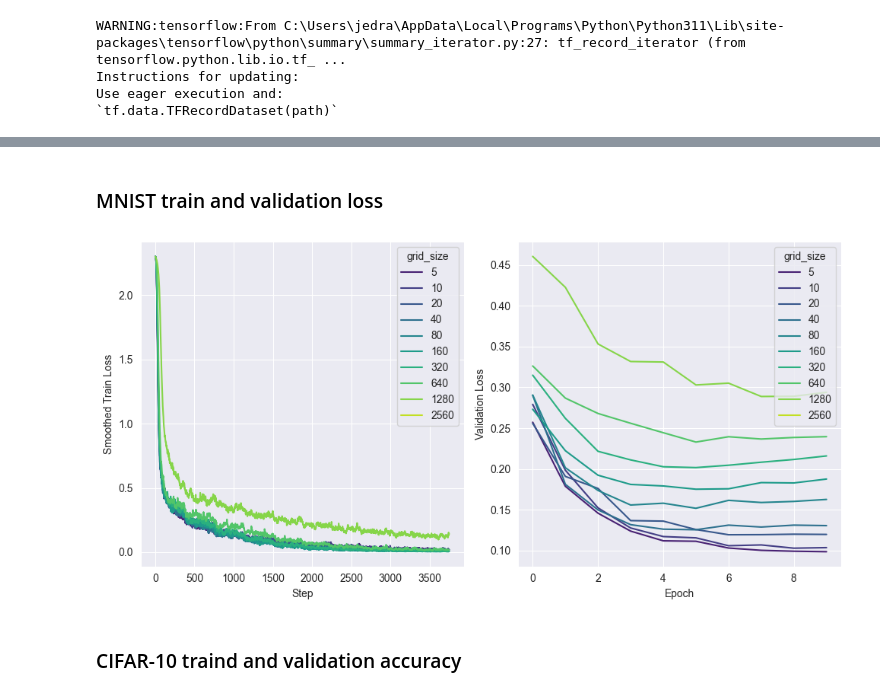
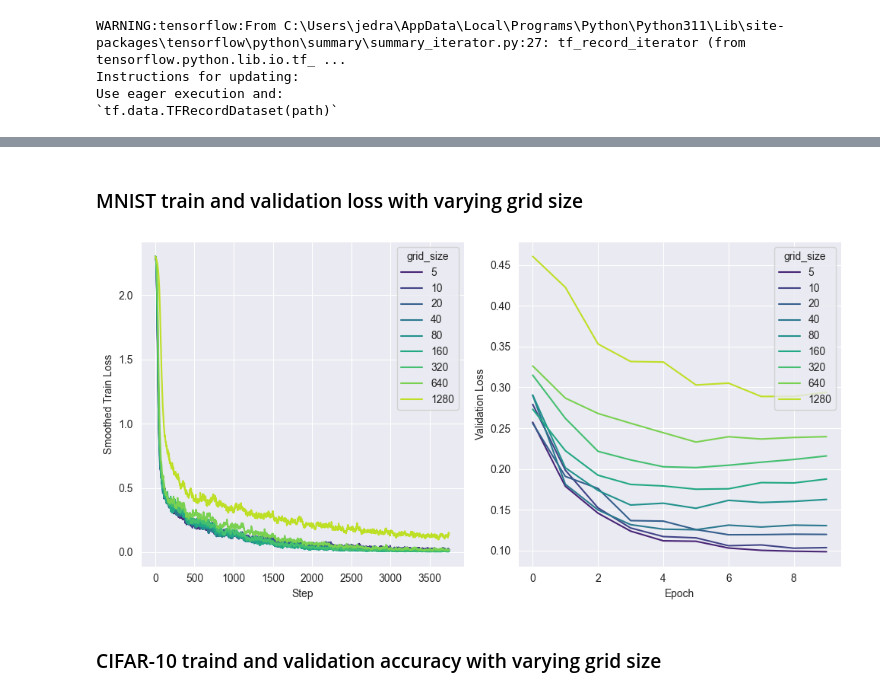
Before and after one commit to jwarczynski/KANs-experiment, a Jupyter notebook: analysis.ipynb, the cells around one changed output, grey strips where cells are left out. Drawn from its saved outputs; the diff is of its cells as text; code cells hidden in the pictures.

```diff
--- a/analysis.ipynb
+++ b/analysis.ipynb
@@ -11,3 +11,23 @@ PICS_DIR = 'Report/src/pics'
 
 # Directory containing the experiment folders
 runs_dir = 'runs'
+# %%
+def create_loss_figs(train_df, val_df, hue_col, axs, smoothing=0.9):
+
+    train_df[hue_col] = train_df[hue_col].astype('str')
+    val_df[hue_col] = val_df[hue_col].astype('str')
+    hue_cols = sorted(val_df[hue_col].unique(), key=lambda x: int(x))
+
+    train_df[f'smoothed_train_loss_{smoothing}'] = train_df.groupby(hue_col)['train_loss_'].transform(lambda x: smooth(x.tolist(), smoothing))
+
+    sns.lineplot(data=train_df, x='step', y=f'smoothed_train_loss_{smoothing}', hue=hue_col, ax=axs[0], hue_order=hue_cols, palette='viridis')
+    sns.lineplot(data=val_df, x='step', y=f'val_loss_', hue=hue_col, ax=axs[1], hue_order=hue_cols, palette='viridis')
+
+    axs[0].set_xlabel('Step')
+    axs[0].set_ylabel('Smoothed Train Loss')
+
+    axs[1].set_xlabel('Epoch')
+    axs[1].set_ylabel('Validation Loss')
+
+    plt.tight_layout()
+    plt.show()
@@ -129,42 +149,8 @@ plt.show()
 # %% [markdown]
-### MNIST train and validation loss
+### MNIST train and validation loss with varying grid size
-# %%
-fig, ax = plt.subplots(1, 2, figsize=(10, 5))
-train_df['grid_size'] = train_df['grid_size'].astype('str')
-grid_sizes = sorted(train_df['grid_size'].unique(), key=lambda x: int(x))
-
-mnist_train_loss = train_df.query('dataset == "mnist" and spline_order == 3').copy()
-cifar10_train_loss = train_df.query('dataset == "cifar10" and spline_order == 3').copy()
-
-mnist_val_loss = val_df.query('dataset == "mnist" and spline_order == 3').copy()
-cifar10_val_loss = val_df.query('dataset == "cifar10" and spline_order == 3').copy()
-
-mnist_train_loss['grid_size'] = mnist_train_loss['grid_size'].astype('str')
-cifar10_train_loss['grid_size'] = cifar10_train_loss['grid_size'].astype('str')
-mnist_val_loss['grid_size'] = mnist_val_loss['grid_size'].astype('str')
-cifar10_val_loss['grid_size'] = cifar10_val_loss['grid_size'].astype('str')
-
-# Apply smoothing to train_loss
-weight = 0.9
-mnist_train_loss[f'smoothed_train_loss_{weight}'] = mnist_train_loss.groupby('grid_size')['train_loss_'].transform(lambda x: smooth(x.tolist(), weight))
-cifar10_train_loss[f'smoothed_train_loss_{weight}'] = cifar10_train_loss.groupby('grid_size')['train_loss_'].transform(lambda x: smooth(x.tolist(), weight))
-
-cifar10_train_loss = cifar10_train_loss[cifar10_train_loss['step'] <= 6000]
-cifar10_val_loss = cifar10_val_loss[cifar10_val_loss['step'] <= 10]
-
-sns.lineplot(data=mnist_train_loss, x='step', y=f'smoothed_train_loss_{weight}', hue='grid_size', ax=ax[0], hue_order=grid_sizes, palette='viridis')
-sns.lineplot(data=mnist_val_loss, x='step', y=f'val_loss_', hue='grid_size', ax=ax[1], hue_order=grid_sizes, palette='viridis')
-# ax[0].set_title('Smoothed Training Loss for MNIST with Spline Order 3')
-ax[0].set_xlabel('Step')
-ax[0].set_ylabel('Smoothed Train Loss')
-
-# ax[1].set_title('Smoothed Training Loss for CIFAR-10 with Spline Order 3')
-ax[1].set_xlabel('Epoch')
-ax[1].set_ylabel('Validation Loss')
-# ax[1].get_legend().remove()
-
-plt.tight_layout()
-plt.savefig(f'{PICS_DIR}/mnist_loss.png')
-plt.show()
-# %% [output]
-[figure, removed]
+# %%
+fig, axs = plt.subplots(1, 2, figsize=(10, 5))
+create_loss_figs(mnist_train_fixed_K, mnist_val_fixed_K, 'grid_size', axs, 0.9)
+# fig.savefig(f'{PICS_DIR}/mnist_loss_grid_size.png')
+# %% [output]
+[figure, added]
@@ -171,2 +162,2 @@ plt.show()
 # %% [markdown]
-### CIFAR-10 traind and validation accuracy
+### CIFAR-10 traind and validation accuracy with varying grid size
```
Also changed, not shown: parts of 22 cells of this notebook.
